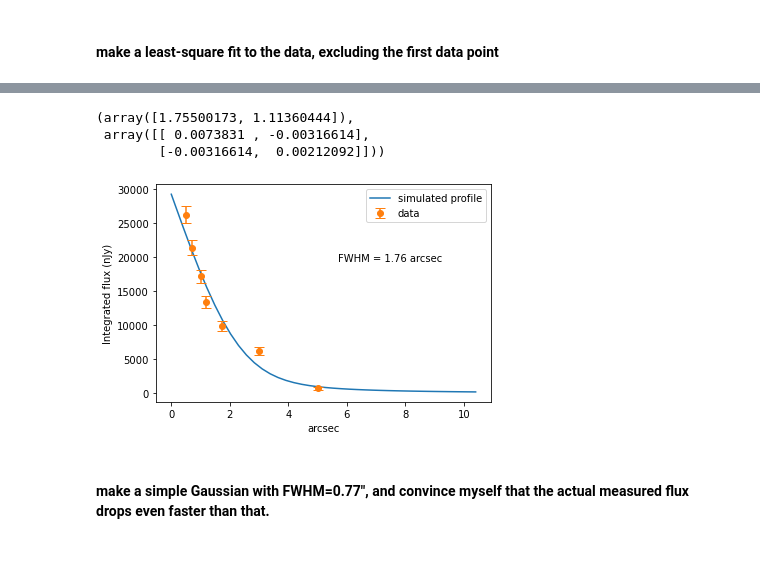
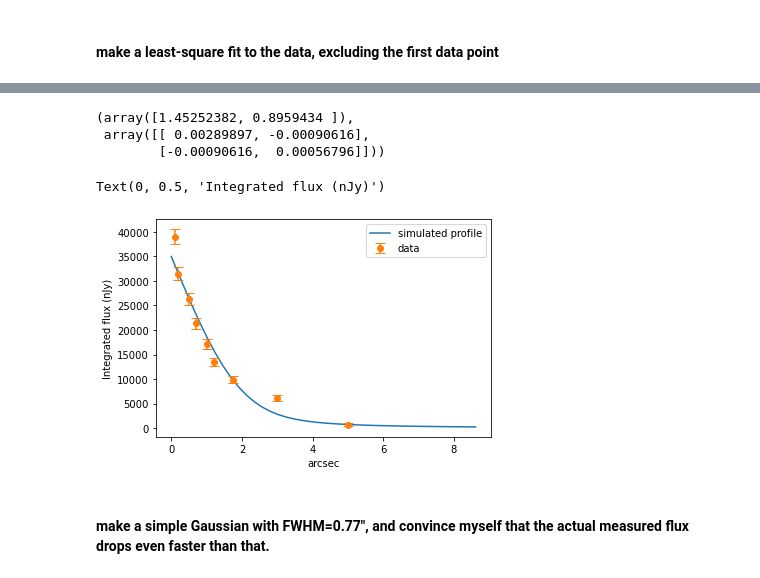
Before and after one commit to bxin/saturation_limit, a Jupyter notebook: subaru_profile.ipynb, the cells around one changed output, grey strips where cells are left out. Saved outputs shown, nothing was run; the diff lists cells and outputs as text; code cells hidden in the pictures.

Commit message:
Tony suggested to use mask_width = 5 arcsec data point for estimating background at 0.1 and 0.2 arcsec

```diff
--- a/subaru_profile.ipynb
+++ b/subaru_profile.ipynb
@@ -214,6 +205,20 @@ yerr_w_bkgd = [5052.125, 5082.867, 5104.036, 5123.992, 5144.996, 5168.314, 5195.
 xprime=xprime[::-1]
 y_w_bkgd = y_w_bkgd[::-1]
 yerr_w_bkgd = yerr_w_bkgd[::-1]
+# %%
+#data from Imran's integrated flux vs mask_width plot
+mask_width = xprime
+integrated_flux = [743.19, 6157.73, 9905.22, 13452.23, 17200.56, 21379.66, 26272.73, 0, 0, 314285.013]
+yerr = [206.800, 595.264, 754.974, 879.827, 994.881, 1109.175, 1229.568, 0, 0, 4252.671]
+#make the radius in ascending order for the data
+integrated_flux = integrated_flux[::-1]
+yerr = yerr[::-1]
+
+#7/26/21, Imran did not provide data AFTER background subtraction.
+integrated_flux[1] = y_w_bkgd[1]-y_w_bkgd[-1]
+integrated_flux[2] = y_w_bkgd[2]-y_w_bkgd[-1]
+yerr[1] = np.sqrt(yerr_w_bkgd[1]**2-yerr_w_bkgd[-1]**2)
+yerr[2] = np.sqrt(yerr_w_bkgd[2]**2-yerr_w_bkgd[-1]**2)
 # %%
 #This cell creates the integrated flux curve for the von Karman. If you make changes to it, rerun this to restore it.
 if vonk == 0:
@@ -322,19 +336,21 @@ popt, pcov = optimize.curve_fit(
 # %%
 popt, pcov
 # %% [output]
-(array([1.75500173, 1.11360444]),
- array([[ 0.0073831 , -0.00316614],
-        [-0.00316614,  0.00212092]]))
+(array([1.45252382, 0.8959434 ]),
+ array([[ 0.00289897, -0.00090616],
+        [-0.00090616,  0.00056796]]))
 # %%
 plt.plot(mw*popt[0], flux*popt[1], '-', label='simulated profile')
 plt.errorbar(mask_width, integrated_flux, yerr, ls='none', label='data', marker='o', capsize=5)
 #plt.ylim([0, 35000])
 plt.legend()
-plt.text(0.55, 0.62, "FWHM = %.2f arcsec"%popt[0], color = 'black', transform=fig.transFigure)
+#plt.text(0.55, 0.62, "FWHM = %.2f arcsec"%popt[0], color = 'black', transform=fig.transFigure)
 plt.xlabel('arcsec')
-plt.ylabel('Integrated flux (nJy)');
+plt.ylabel('Integrated flux (nJy)')
+#plt.grid();
 # %% [output]
+Text(0, 0.5, 'Integrated flux (nJy)')
-[figure, old version]
+[figure, new version]
 # %% [markdown]
 #### make a simple Gaussian with FWHM=0.77", and convince myself that the actual measured flux drops even faster than that.
 # %%
```
Also changed, not shown: parts of 7 cells of this notebook.
